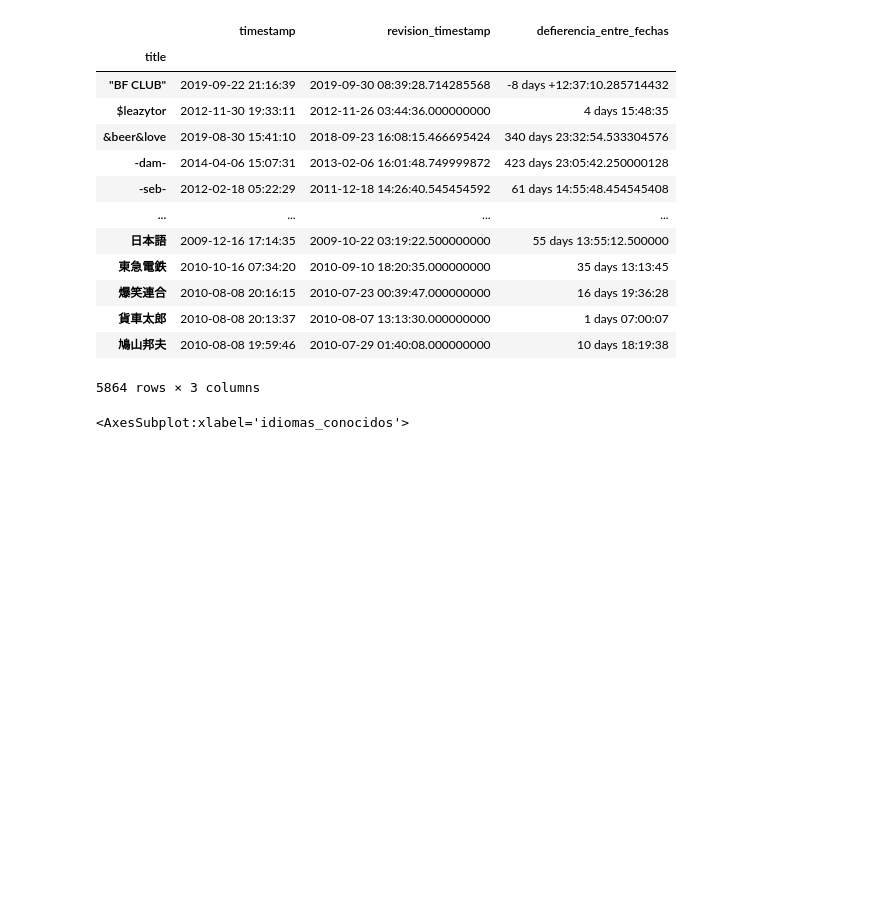
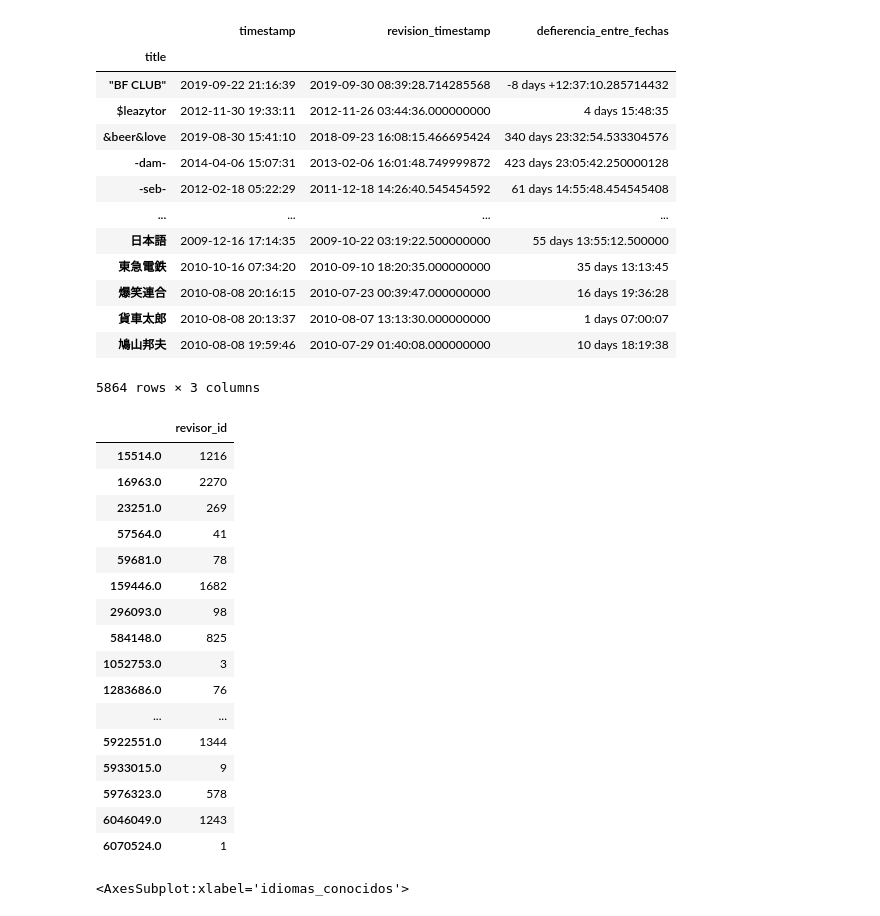
Before and after one commit to Bmorseletto/Trabajo-Practico-1, a Jupyter notebook: Tp1.ipynb, the cells around one changed output. Drawn from its saved outputs; the diff is of its cells as text; code cells hidden in the pictures; blank space fills up the shorter version.

```diff
--- a/Tp1.ipynb
+++ b/Tp1.ipynb
@@ -233,6 +233,26 @@ cantidad_comentarios_y_id_del_user = comentarios_y_id_del_user[comentarios_y_id_
 # %%
 cantidad_sin_comentarios=revisores_sin_comentarios.value_counts().sort_index().to_list()
 cantidad_comentarios_y_id_del_user_frame=cantidad_comentarios_y_id_del_user.sort_index().to_frame()
+# %%
+cantidad_comentarios_y_id_del_user_frame
+# %% [output]
+|  | revisor_id |
+| 15514.0 | 1216 |
+| 16963.0 | 2270 |
+| 23251.0 | 269 |
+| 57564.0 | 41 |
+| 59681.0 | 78 |
+| 159446.0 | 1682 |
+| 296093.0 | 98 |
+| 584148.0 | 825 |
+| 1052753.0 | 3 |
+| 1283686.0 | 76 |
+| ... | ... |
+| 5922551.0 | 1344 |
+| 5933015.0 | 9 |
+| 5976323.0 | 578 |
+| 6046049.0 | 1243 |
+| 6070524.0 | 1 |
 # %%
 cantidad_comentarios_y_id_del_user_frame=cantidad_comentarios_y_id_del_user_frame.assign(sin_comentarios = cantidad_sin_comentarios)
 cantidad_comentarios_y_id_del_user_frame["tasa"]=cantidad_comentarios_y_id_del_user_frame["sin_comentarios"]/cantidad_comentarios_y_id_del_user_frame["revisor_id"]
```
Also changed, not shown: parts of 7 cells of this notebook.
